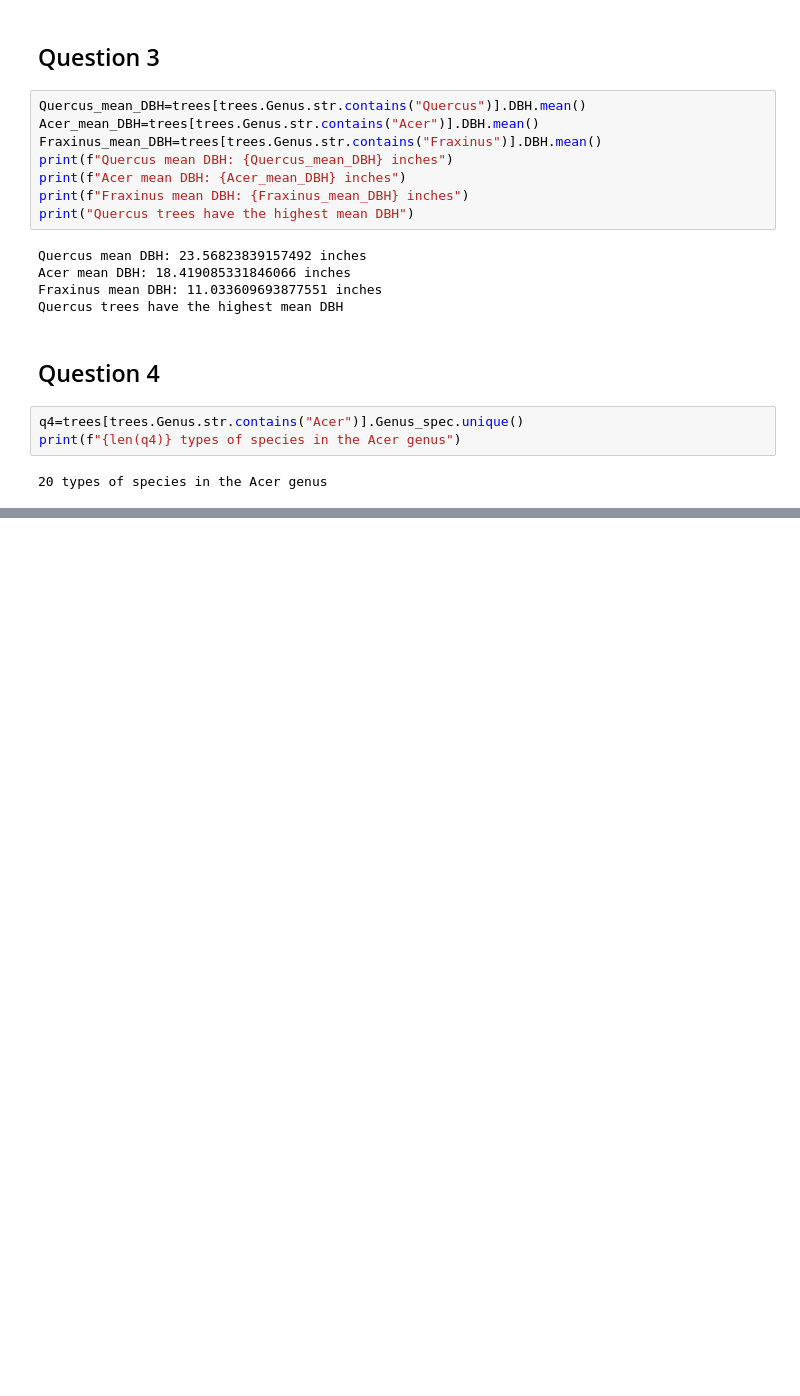
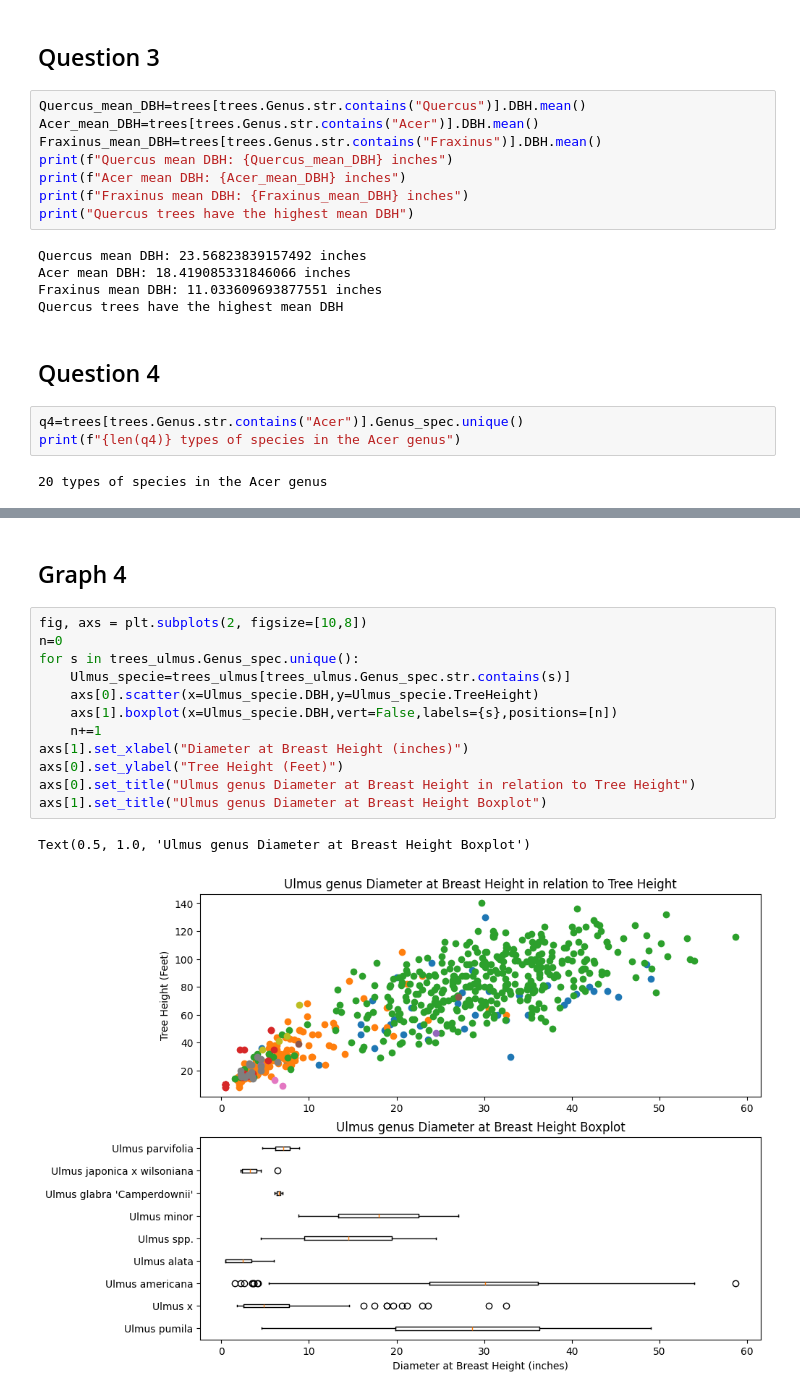
Before and after one commit to andrewlee1234567/lab2, a Jupyter notebook: assignment_2_AndrewLee.ipynb, the cells around one changed output, grey strips where cells are left out. Cells and saved outputs as stored; diff of their text form; blank space fills up the shorter version.

```diff
--- a/assignment_2_AndrewLee.ipynb
+++ b/assignment_2_AndrewLee.ipynb
@@ -103,0 +166,17 @@ print(f"{len(q4)} types of species in the Acer genus")
+# %% [markdown]
+## Graph 4
+# %%
+fig, axs = plt.subplots(2, figsize=[10,8])
+n=0
+for s in trees_ulmus.Genus_spec.unique():
+    Ulmus_specie=trees_ulmus[trees_ulmus.Genus_spec.str.contains(s)]
+    axs[0].scatter(x=Ulmus_specie.DBH,y=Ulmus_specie.TreeHeight)
+    axs[1].boxplot(x=Ulmus_specie.DBH,vert=False,labels={s},positions=[n])
+    n+=1
+axs[1].set_xlabel("Diameter at Breast Height (inches)")
+axs[0].set_ylabel("Tree Height (Feet)")
+axs[0].set_title("Ulmus genus Diameter at Breast Height in relation to Tree Height")
+axs[1].set_title("Ulmus genus Diameter at Breast Height Boxplot")
+# %% [output]
+Text(0.5, 1.0, 'Ulmus genus Diameter at Breast Height Boxplot')
+[figure, added]
```
Also changed, not shown: parts of 12 cells of this notebook.
